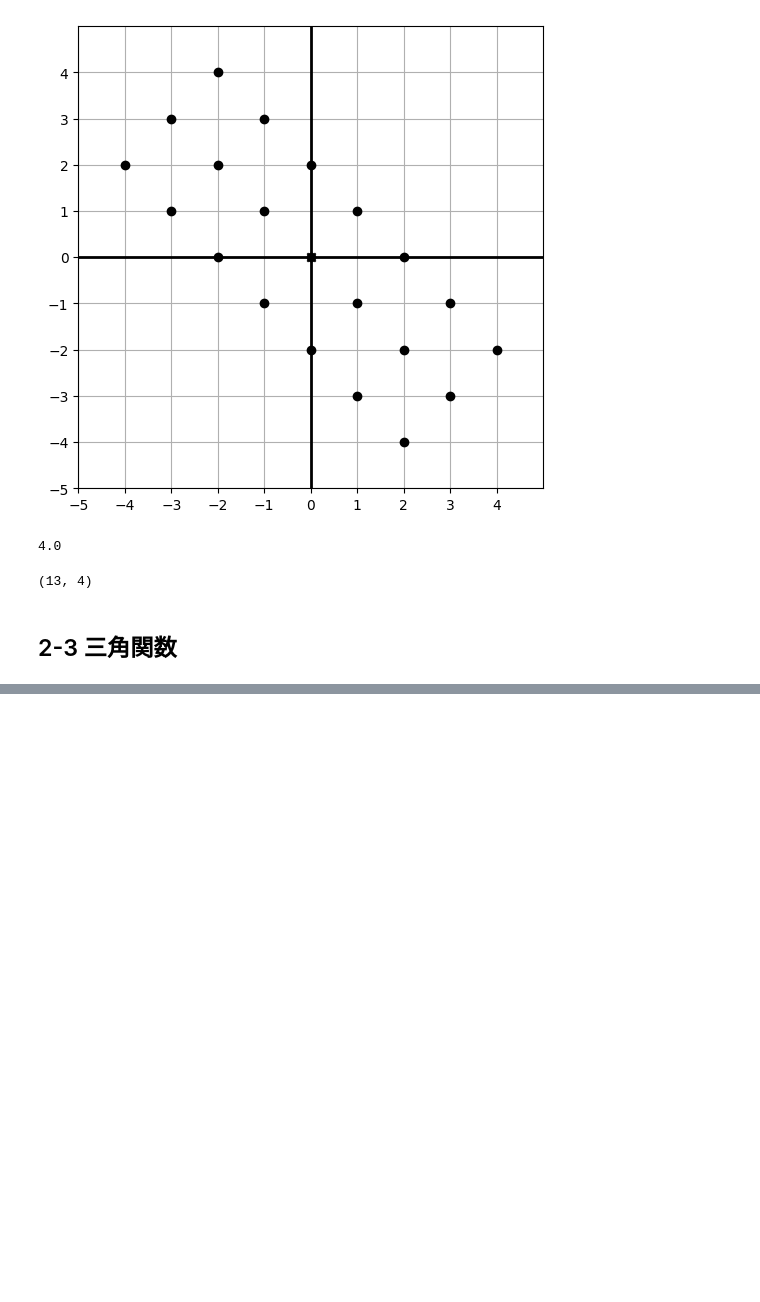
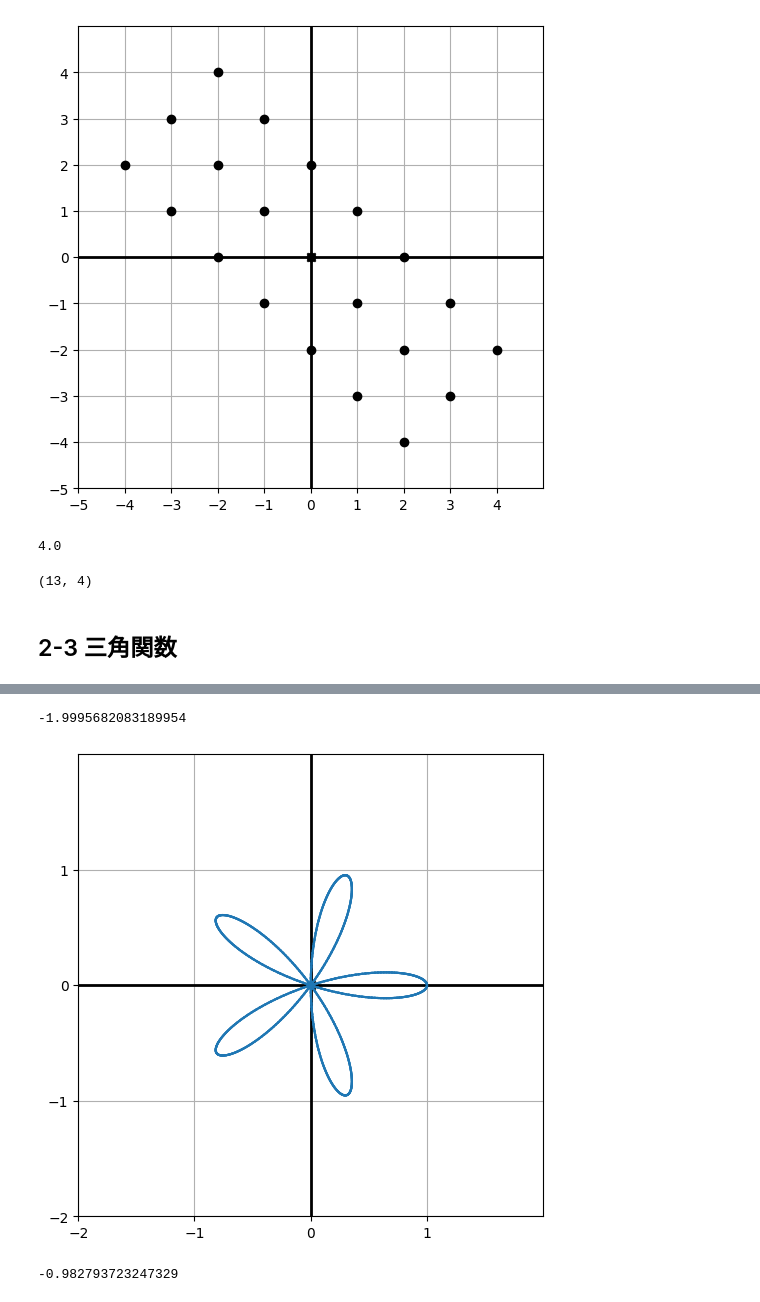
Before and after one commit to irico3/-, a Jupyter notebook: copy/chapter2/Untitled.ipynb, the cells around one changed output, grey strips where cells are left out. Drawn from its saved outputs; the diff is of its cells as text; code cells hidden in the pictures; blank space fills up the shorter version.

```diff
--- a/copy/chapter2/Untitled.ipynb
+++ b/copy/chapter2/Untitled.ipynb
@@ -157,0 +165,4 @@ angle = 37 *
+# %%
+y = 0.819 * 8.5
+x = -0.574 * 8.5
+print(x,y)
@@ -157,0 +178,22 @@ angle = 37 *
+# %%
+from math import pi,tan
+radian = pi / 180 * 116.57
+
+print(tan(radian))
+# %% [output]
+-1.9995682083189954
+# %%
+from math import cos, pi
+polar_coord = [(cos(5*x*pi/500.0), 2*pi*x/1000.0) for x in range(0,1000)]
+coord = [to_cartesian(coord) for coord in polar_coord]
+
+draw(
+    Polygon(*coord)
+)
+# %% [output]
+[figure, added]
+# %%
+from math import atan
+print(atan(-3/2))
+# %% [output]
+-0.982793723247329
```
Also changed, not shown: parts of 8 cells of this notebook.
